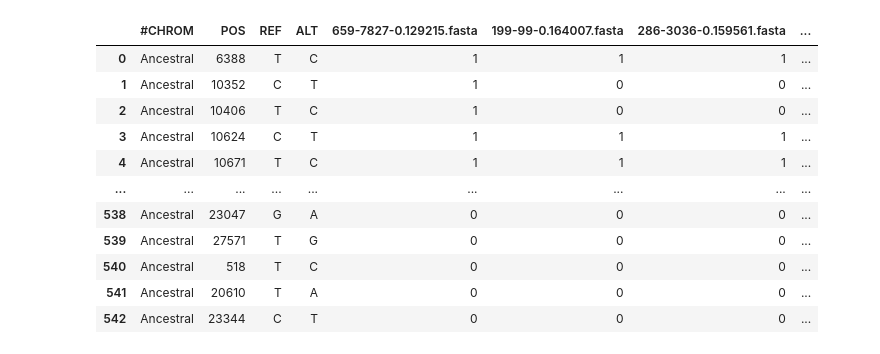
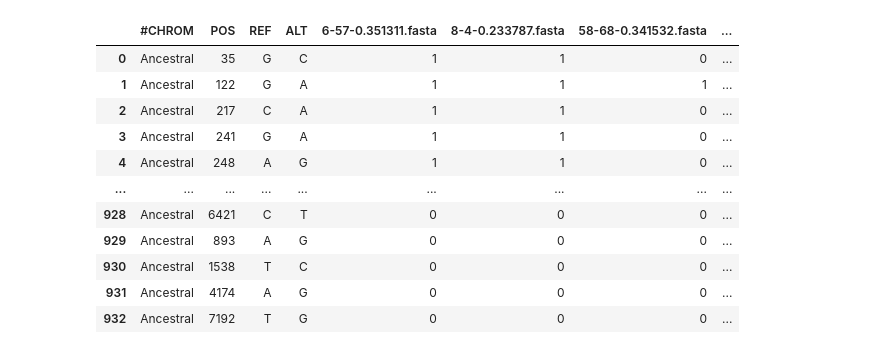
Before and after one commit to treangenlab/bronko-test, a Jupyter notebook: bronko_test/alignment_comparisons/hiv_evolution_results/S2/snp_overlap.ipynb, the cells around one changed output. Drawn from its saved outputs; the diff is of its cells as text; code cells hidden in the pictures.

```diff
--- a/bronko_test/alignment_comparisons/hiv_evolution_results/S2/snp_overlap.ipynb
+++ b/bronko_test/alignment_comparisons/hiv_evolution_results/S2/snp_overlap.ipynb
@@ -4,2 +5,14 @@ import matplotlib.pyplot as plt
 # %%
-parsnp_data = pd.read_csv('/home/Users/rdd4/bronko_test/alignment_comparisons/sars_evolution_results/parsnp_consensus/parsnp.vcf', delimiter='\t', skiprows=5)
+parsnp_data = pd.read_csv('/home/Users/rdd4/bronko-test/bronko_test/alignment_comparisons/hiv_evolution_results/S2/parsnp_100_consensus/parsnp.vcf', delimiter='\t', skiprows=5)
+ska_data = pd.read_csv('/home/Users/rdd4/bronko-test/bronko_test/alignment_comparisons/hiv_evolution_results/S2/ska/alignment.vcf', delimiter='\t', skiprows=2)
+
+parsnp_data = parsnp_data.drop(columns=['ancestral_sequence.fa.ref'])
+
+## add .fasta to all cols in ska_data, remove . instances or replace as 0
+ska_data.columns = (
+    list(ska_data.columns[:9]) +
+    [f"{col}.fasta" for col in ska_data.columns[9:]]
+)
+
+ska_data = ska_data[ska_data['ALT'] != '.']
+ska_data = ska_data.replace('.', 0)
@@ -32,37 +202,40 @@ parsnp_data['POS'] = parsnp_data['POS'].astype(int)
 import os
 import pandas as pd
 
-vcf_dir = "/home/Users/rdd4/bronko_test/alignment_comparisons/sars_evolution_results/bronko_single_ref"  # change this to your VCF folder path
-vcf_files = [f for f in os.listdir(vcf_dir) if f.endswith(".vcf")]
 
+def get_bronko_df(location):
+    vcf_files = [f for f in os.listdir(location) if f.endswith(".vcf")]
 
-variant_dict = {}
+    variant_dict = {}
 
-for vcf_file in vcf_files:
-    sample_name = vcf_file.replace(".vcf", ".fasta")
-    with open(os.path.join(vcf_dir, vcf_file)) as f:
-        for line in f:
-            if line.startswith("#"):
-                continue
-            fields = line.strip().split("\t")
-            chrom, pos, _, ref, alt = fields[:5]
-            key = (chrom, pos, ref, alt)
-            if key not in variant_dict:
-                variant_dict[key] = {}
-            variant_dict[key][sample_name] = 1
+    for vcf_file in vcf_files:
+        sample_name = vcf_file.replace(".vcf", ".fasta")
+        with open(os.path.join(location, vcf_file)) as f:
+            for line in f:
+                if line.startswith("#"):
+                    continue
+                fields = line.strip().split("\t")
+                chrom, pos, _, ref, alt = fields[:5]
+                key = (chrom, pos, ref, alt)
+                if key not in variant_dict:
+                    variant_dict[key] = {}
+                variant_dict[key][sample_name] = 1
 
-print(variant_dict)
+    print(variant_dict)
 
-# convert to DataFrame
+    # convert to DataFrame
 
-bronko = pd.DataFrame.from_dict(variant_dict, orient="index")
-bronko = bronko.fillna(0).astype(int)
-bronko.reset_index(inplace=True)
-bronko.rename(columns={"index": ["CHROM", "POS", "REF", "ALT"]}, inplace=True)
+    bronko = pd.DataFrame.from_dict(variant_dict, orient="index")
+    bronko = bronko.fillna(0).astype(int)
+    bronko.reset_index(inplace=True)
+    bronko.rename(columns={"index": ["CHROM", "POS", "REF", "ALT"]}, inplace=True)
 
-new_names = ['#CHROM','POS','REF','ALT']
-bronko.columns = new_names + bronko.columns[4:].tolist()
-bronko['POS'] = bronko['POS'].astype(int)
+    new_names = ['#CHROM','POS','REF','ALT']
+    bronko.columns = new_names + bronko.columns[4:].tolist()
+    bronko['POS'] = bronko['POS'].astype(int)
+    return bronko
+
+bronko = get_bronko_df("/home/Users/rdd4/bronko-test/bronko_test/alignment_comparisons/hiv_evolution_results/S2/bronko_single_ref")  # change this to your VCF folder path
 bronko
 
 # df = bronko.drop(columns='index')
@@ -76,12 +249,12 @@ bronko
-|  | #CHROM | POS | REF | ALT | 659-7827-0.129215.fasta | 199-99-0.164007.fasta | 286-3036-0.159561.fasta | ... |
-| 0 | Ancestral | 6388 | T | C | 1 | 1 | 1 | ... |
-| 1 | Ancestral | 10352 | C | T | 1 | 0 | 0 | ... |
-| 2 | Ancestral | 10406 | T | C | 1 | 0 | 0 | ... |
-| 3 | Ancestral | 10624 | C | T | 1 | 1 | 1 | ... |
-| 4 | Ancestral | 10671 | T | C | 1 | 1 | 1 | ... |
+|  | #CHROM | POS | REF | ALT | 6-57-0.351311.fasta | 8-4-0.233787.fasta | 58-68-0.341532.fasta | ... |
+| 0 | Ancestral | 35 | G | C | 1 | 1 | 0 | ... |
+| 1 | Ancestral | 122 | G | A | 1 | 1 | 1 | ... |
+| 2 | Ancestral | 217 | C | A | 1 | 1 | 0 | ... |
+| 3 | Ancestral | 241 | G | A | 1 | 1 | 0 | ... |
+| 4 | Ancestral | 248 | A | G | 1 | 1 | 0 | ... |
 | ... | ... | ... | ... | ... | ... | ... | ... | ... |
-| 538 | Ancestral | 23047 | G | A | 0 | 0 | 0 | ... |
-| 539 | Ancestral | 27571 | T | G | 0 | 0 | 0 | ... |
-| 540 | Ancestral | 518 | T | C | 0 | 0 | 0 | ... |
-| 541 | Ancestral | 20610 | T | A | 0 | 0 | 0 | ... |
-| 542 | Ancestral | 23344 | C | T | 0 | 0 | 0 | ... |
+| 928 | Ancestral | 6421 | C | T | 0 | 0 | 0 | ... |
+| 929 | Ancestral | 893 | A | G | 0 | 0 | 0 | ... |
+| 930 | Ancestral | 1538 | T | C | 0 | 0 | 0 | ... |
+| 931 | Ancestral | 4174 | A | G | 0 | 0 | 0 | ... |
+| 932 | Ancestral | 7192 | T | G | 0 | 0 | 0 | ... |
```
Also changed, not shown: parts of 22 cells of this notebook, 15 other files.
